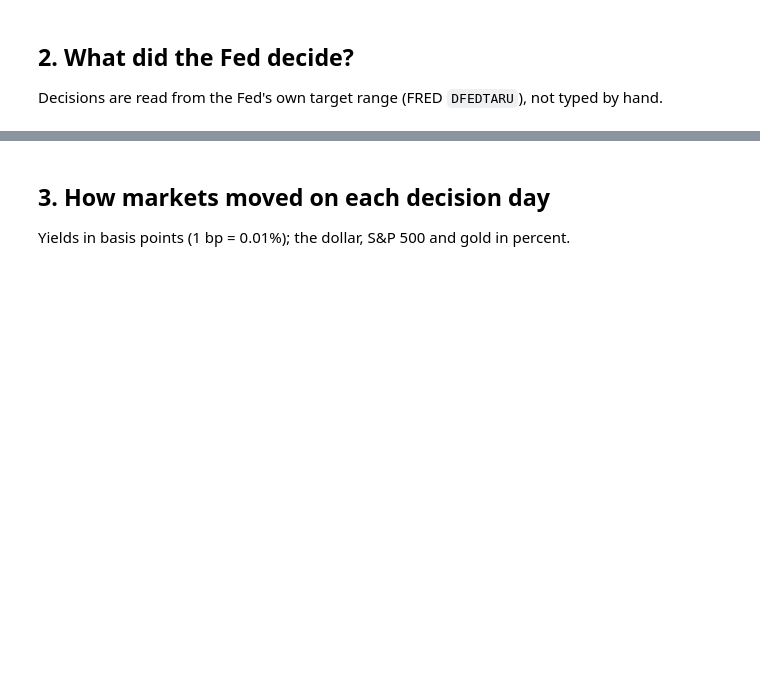
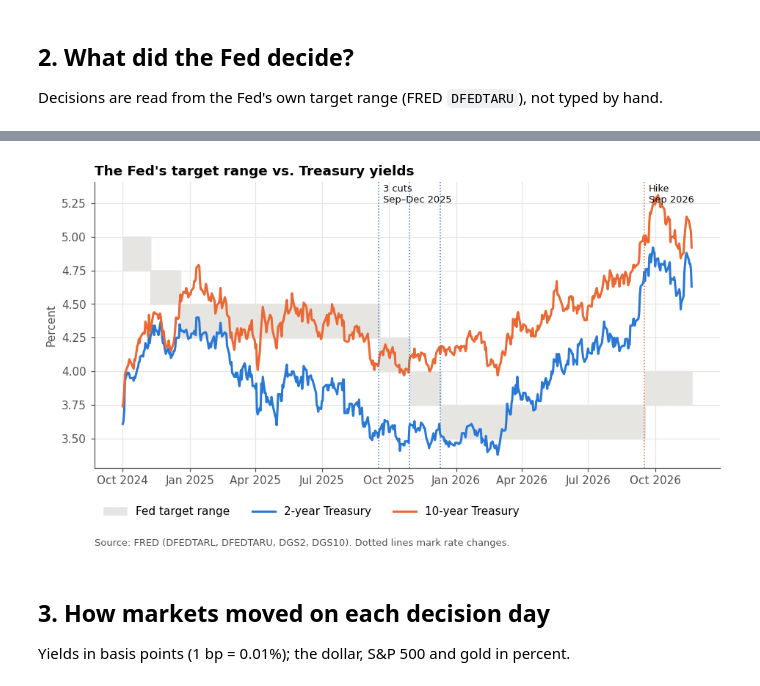
Before and after one commit to alcarrui-spec/fed-decision-market-reactions, a Jupyter notebook: notebooks/fed_market_reactions.ipynb, the cells around one changed output, grey strips where cells are left out. Drawn from its saved outputs; the diff is of its cells as text; code cells hidden in the pictures; blank space fills up the shorter version.

Commit message:
Run analysis with results and charts.

```diff
--- a/notebooks/fed_market_reactions.ipynb
+++ b/notebooks/fed_market_reactions.ipynb
@@ -77,31 +121,33 @@ decisions
 # %%
 # Chart 1: the Fed's target range vs. 2-year and 10-year Treasury yields
 fig, ax = plt.subplots(figsize=(10, 4.6))
 ax.fill_between(df.index, df["fed_lower"], df["fed_upper"], step="post",
                 color=GRID, label="Fed target range")
 ax.plot(df.index, df["yield_2y"], color=BLUE, linewidth=2, label="2-year Treasury")
 ax.plot(df.index, df["yield_10y"], color=ORANGE, linewidth=2, label="10-year Treasury")
 changes = decisions[decisions["decision"] != "Hold"]
 for d, row in changes.iterrows():
     ax.axvline(d, color=DECISION_COLORS[row["decision"]], linewidth=1, linestyle=":")
 # label each run of same-direction moves once (e.g., "3 cuts, Sep–Dec 2025")
 top = ax.get_ylim()[1]
 runs = (changes["decision"] != changes["decision"].shift()).cumsum()
 for _, grp in changes.groupby(runs):
     kind, n = grp["decision"].iloc[0], len(grp)
     when = f"{grp.index[0]:%b %Y}" if n == 1 else f"{grp.index[0]:%b}–{grp.index[-1]:%b %Y}"
     text = f"{kind}\n{when}" if n == 1 else f"{n} {kind.lower()}s\n{when}"
     ax.annotate(text, (grp.index[0], top), xytext=(4, -2), textcoords="offset points",
                 va="top", fontsize=8.5, color=INK)
 ax.set_ylabel("Percent")
 ax.set_title("The Fed's target range vs. Treasury yields")
 ax.xaxis.set_major_locator(mdates.MonthLocator(interval=3))
 ax.xaxis.set_major_formatter(mdates.DateFormatter("%b %Y"))
-ax.legend(frameon=False, loc="lower left", ncol=3)
-fig.text(0.125, -0.03, "Source: FRED (DFEDTARL, DFEDTARU, DGS2, DGS10). Dotted lines mark rate changes.",
+ax.legend(frameon=False, loc="upper left", bbox_to_anchor=(0, -0.1), ncol=3)
+fig.text(0.125, -0.1, "Source: FRED (DFEDTARL, DFEDTARU, DGS2, DGS10). Dotted lines mark rate changes.",
          color=MUTED, fontsize=8.5)
 fig.savefig(IMAGES / "01_fed_vs_yields.png")
 plt.show()
+# %% [output]
+[figure, added]
 # %% [markdown]
 ## 3. How markets moved on each decision day
 
```
Also changed, not shown: parts of 12 cells of this notebook.
